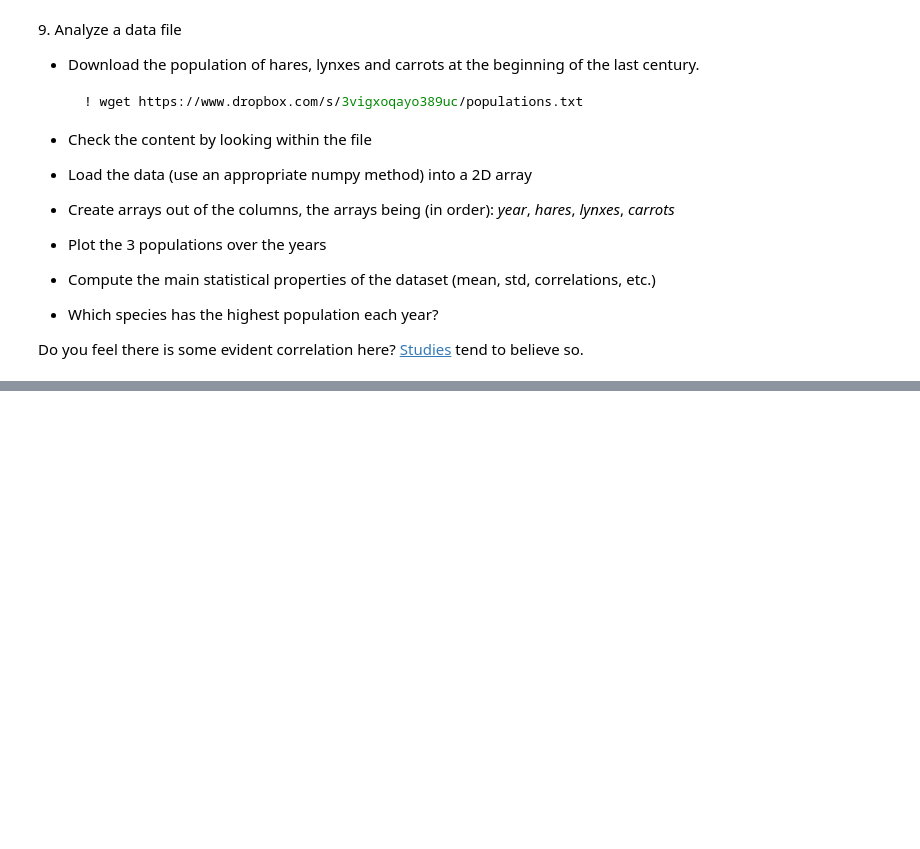
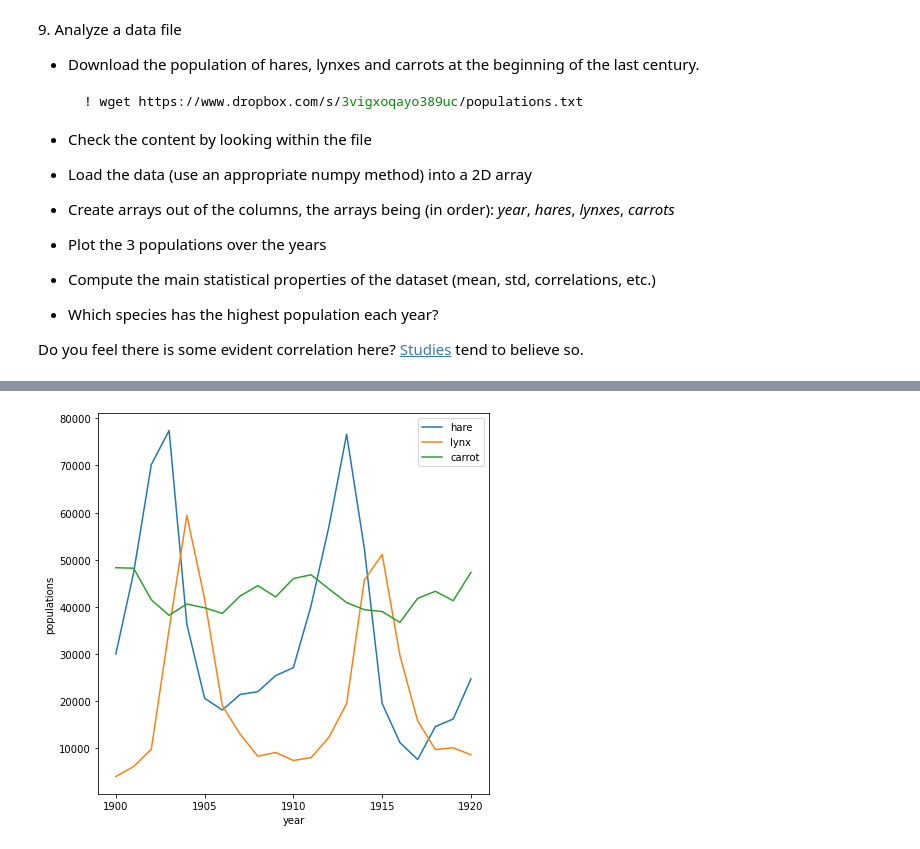
Before and after one commit to aidinattar/LaboratoryOfComputationalPhysics_Y4, a Jupyter notebook: 03ex_Numpy.ipynb, the cells around one changed output, grey strips where cells are left out. Cells and saved outputs as stored; diff of their text form; code cells hidden in the pictures; blank space fills up the shorter version.

```diff
--- a/03ex_Numpy.ipynb
+++ b/03ex_Numpy.ipynb
@@ -284,0 +352,19 @@ Do you feel there is some evident correlation here? [Studies](https://www.enr.go
+# %%
+data = np.loadtxt('populations.txt')
+year   = np.hsplit(data, 4)[0]
+hare   = np.hsplit(data, 4)[1]
+lynx   = np.hsplit(data, 4)[2]
+carrot = np.hsplit(data, 4)[3]
+
+from matplotlib.ticker import AutoMinorLocator, MultipleLocator, FuncFormatter
+fig, ax = plt.subplots(figsize= (7,7))
+ax.plot(year,   hare, label =   'hare')
+ax.plot(year,   lynx, label =   'lynx')
+ax.plot(year, carrot, label = 'carrot')
+ax.legend()
+plt.xlabel('year')
+plt.ylabel('populations')
+ax.xaxis.set_major_locator(MultipleLocator(5))
+plt.show()
+# %% [output]
+[figure, added]
```
Also changed, not shown: parts of 9 cells of this notebook.
